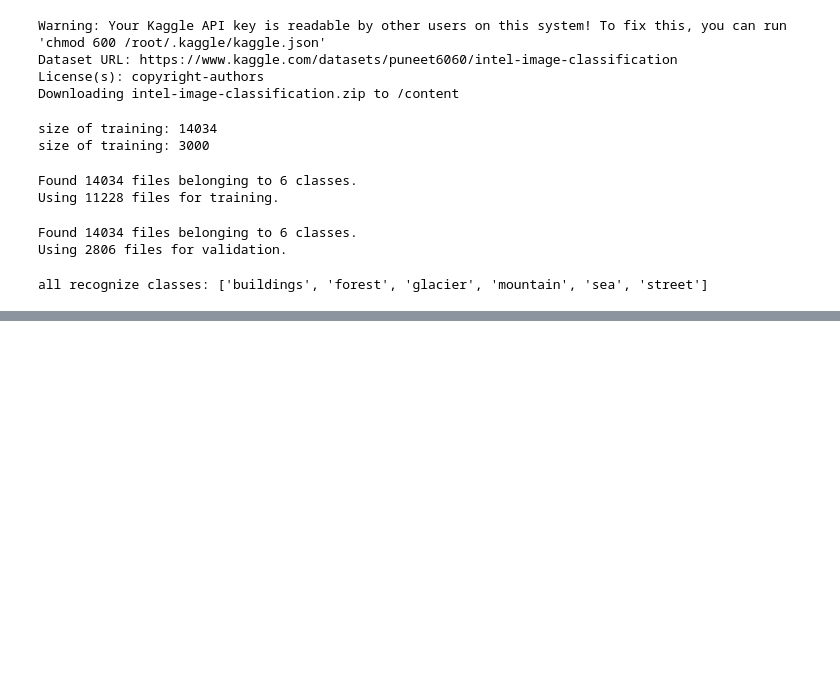
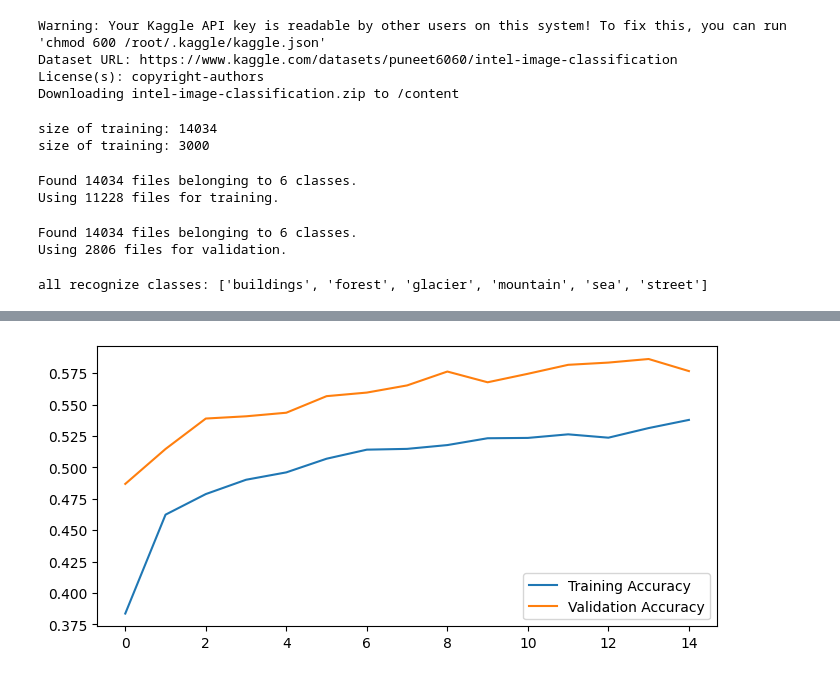
Before and after one commit to aminmh/ml, a Jupyter notebook: Intel_Image_Classification_(CNN_Keras).ipynb, the cells around one changed output, grey strips where cells are left out. Saved outputs shown, nothing was run; the diff lists cells and outputs as text; code cells hidden in the pictures; blank space fills up the shorter version.

```diff
--- a/Intel_Image_Classification_(CNN_Keras).ipynb
+++ b/Intel_Image_Classification_(CNN_Keras).ipynb
@@ -96,0 +166,12 @@ for images, labels in train_dataset.take(1):
+# %%
+inception_model.trainable = False
+# %%
+inputs = keras.Input(shape=IMAGE_SIZE + (3,))
+x = data_agumentation(inputs)
+x = preprocess_input(x)
+x = inception_model(x, training=False)
+x = layers.Dropout(0.2)(x)
+x = layers.GlobalAveragePooling2D()(x)
+x = layers.Dense(1024, activation='relu')(x)
+outputs = layers.Dense(len(class_names), activation='softmax')(x)
+model = keras.Model(inputs, outputs)
@@ -96,0 +202,9 @@ for images, labels in train_dataset.take(1):
+# %%
+learning_rate = 0.0001
+model.compile(
+    keras.optimizers.Adam(learning_rate=learning_rate),
+    loss='categorical_crossentropy',
+    metrics=['accuracy']
+)
+# %%
+history = model.fit(train_dataset, epochs=15, validation_data=validation_dataset)
@@ -96,0 +229,16 @@ for images, labels in train_dataset.take(1):
+# %%
+accuracy = history.history['accuracy']
+val_accuracy = history.history['val_accuracy']
+
+loss = history.history['loss']
+val_loss = history.history['val_loss']
+
+plt.figure(figsize=(8, 8))
+plt.subplot(2, 1, 1)
+plt.plot(accuracy, label='Training Accuracy')
+plt.plot(val_accuracy, label='Validation Accuracy')
+plt.legend(loc='lower right')
+
+plt.show()
+# %% [output]
+[figure, added]
```
Also changed, not shown: parts of 16 cells of this notebook.
